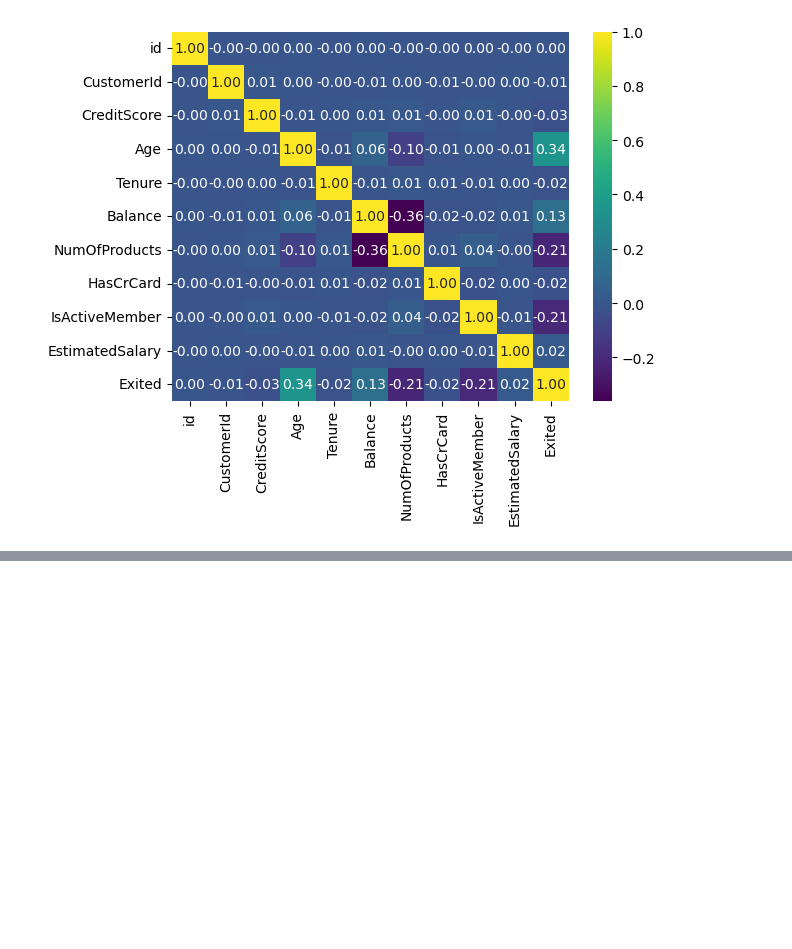
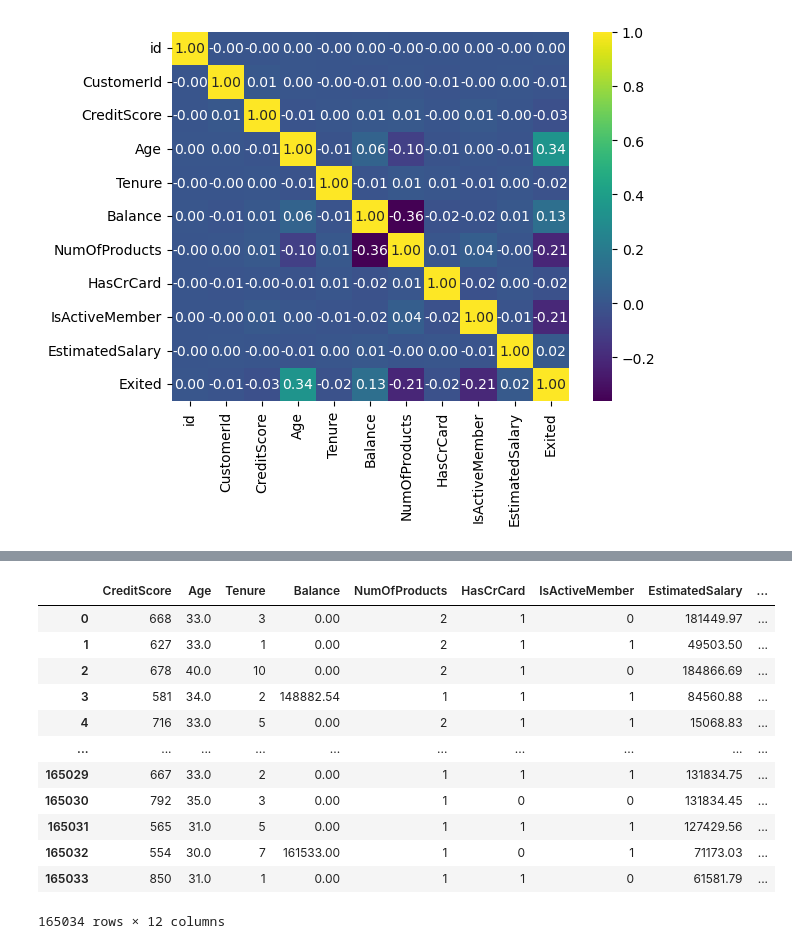
Before and after one commit to khrystynaPeniak/BankChurn, a Jupyter notebook: notebooks/bank.ipynb, the cells around one changed output, grey strips where cells are left out. Drawn from its saved outputs; the diff is of its cells as text; code cells hidden in the pictures; blank space fills up the shorter version.

```diff
--- a/notebooks/bank.ipynb
+++ b/notebooks/bank.ipynb
@@ -245,0 +275,19 @@ sns.heatmap(corr, annot=True, fmt=".2f", cmap='viridis')
+# %%
+train_df['HasCrCard'] = train_df['HasCrCard'].astype(int)
+train_df['IsActiveMember'] = train_df['IsActiveMember'].astype(int)
+# %%
+train_df
+# %% [output]
+|  | CreditScore | Age | Tenure | Balance | NumOfProducts | HasCrCard | IsActiveMember | EstimatedSalary | ... |
+| 0 | 668 | 33.0 | 3 | 0.00 | 2 | 1 | 0 | 181449.97 | ... |
+| 1 | 627 | 33.0 | 1 | 0.00 | 2 | 1 | 1 | 49503.50 | ... |
+| 2 | 678 | 40.0 | 10 | 0.00 | 2 | 1 | 0 | 184866.69 | ... |
+| 3 | 581 | 34.0 | 2 | 148882.54 | 1 | 1 | 1 | 84560.88 | ... |
+| 4 | 716 | 33.0 | 5 | 0.00 | 2 | 1 | 1 | 15068.83 | ... |
+| ... | ... | ... | ... | ... | ... | ... | ... | ... | ... |
+| 165029 | 667 | 33.0 | 2 | 0.00 | 1 | 1 | 1 | 131834.75 | ... |
+| 165030 | 792 | 35.0 | 3 | 0.00 | 1 | 0 | 0 | 131834.45 | ... |
+| 165031 | 565 | 31.0 | 5 | 0.00 | 1 | 1 | 1 | 127429.56 | ... |
+| 165032 | 554 | 30.0 | 7 | 161533.00 | 1 | 0 | 1 | 71173.03 | ... |
+| 165033 | 850 | 31.0 | 1 | 0.00 | 1 | 1 | 0 | 61581.79 | ... |
+165034 rows × 12 columns
```
Also changed, not shown: parts of 9 cells of this notebook.
